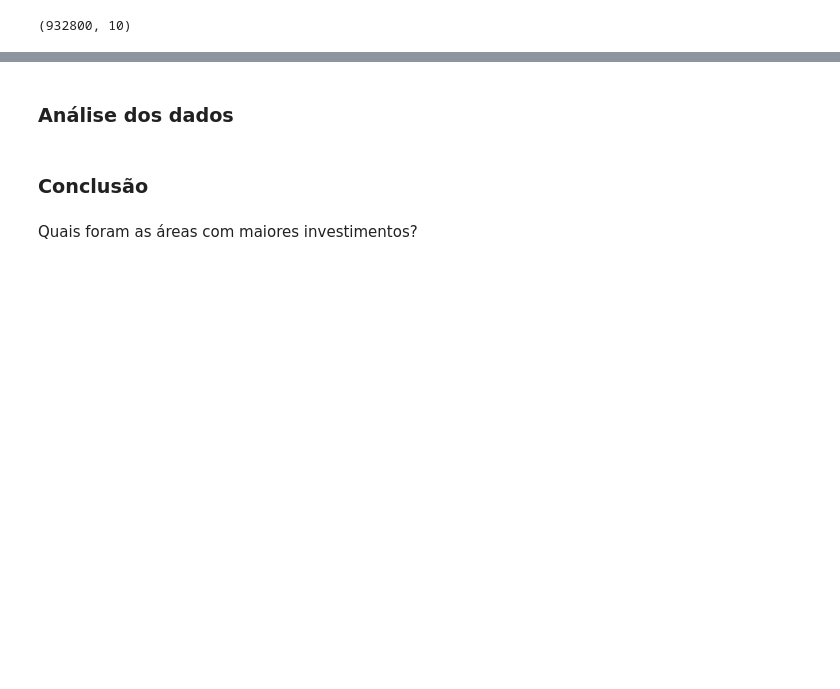
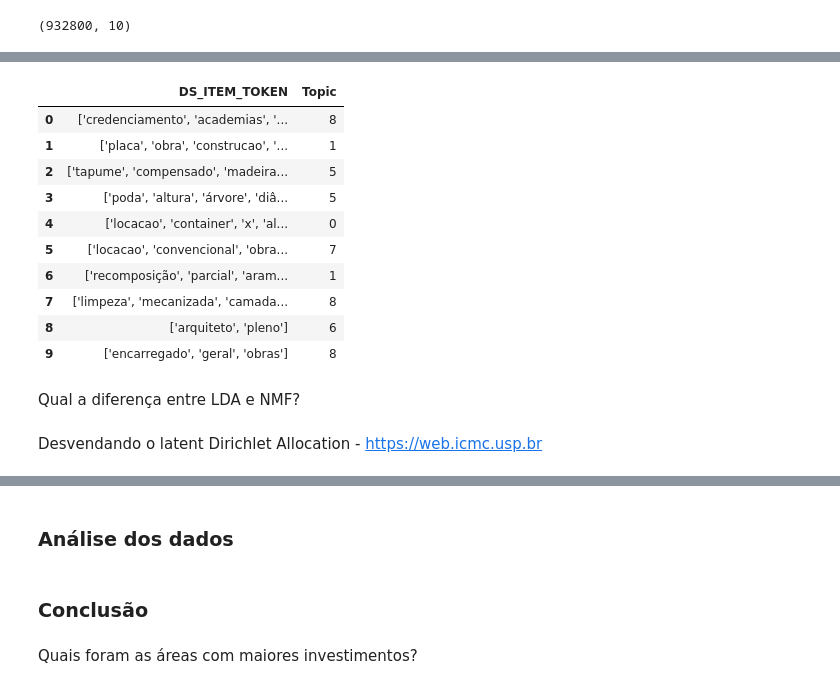
Before and after one commit to IonaSantana/Artificial-Intelligence, a Jupyter notebook: Projects/NLP/Maiores_investimentos_licitações1.ipynb, the cells around one changed output, grey strips where cells are left out. Saved outputs shown, nothing was run; the diff lists cells and outputs as text; code cells hidden in the pictures; blank space fills up the shorter version.

```diff
--- a/Projects/NLP/Maiores_investimentos_licitações1.ipynb
+++ b/Projects/NLP/Maiores_investimentos_licitações1.ipynb
@@ -388,0 +385,14 @@ item_licitacao[ ['DS_ITEM', 'Topic']].head()
+# %%
+item_licitacao[['DS_ITEM_TOKEN','Topic']].head(10)
+# %% [output]
+|  | DS_ITEM_TOKEN | Topic |
+| 0 | ['credenciamento', 'academias', '... | 8 |
+| 1 | ['placa', 'obra', 'construcao', '... | 1 |
+| 2 | ['tapume', 'compensado', 'madeira... | 5 |
+| 3 | ['poda', 'altura', 'árvore', 'diâ... | 5 |
+| 4 | ['locacao', 'container', 'x', 'al... | 0 |
+| 5 | ['locacao', 'convencional', 'obra... | 7 |
+| 6 | ['recomposição', 'parcial', 'aram... | 1 |
+| 7 | ['limpeza', 'mecanizada', 'camada... | 8 |
+| 8 | ['arquiteto', 'pleno'] | 6 |
+| 9 | ['encarregado', 'geral', 'obras'] | 8 |
@@ -388,0 +401,4 @@ item_licitacao[ ['DS_ITEM', 'Topic']].head()
+# %% [markdown]
+Qual a diferença entre LDA e NMF?
+# %% [markdown]
+Desvendando o latent Dirichlet Allocation - https://web.icmc.usp.br
```
Also changed, not shown: parts of 27 cells of this notebook.
